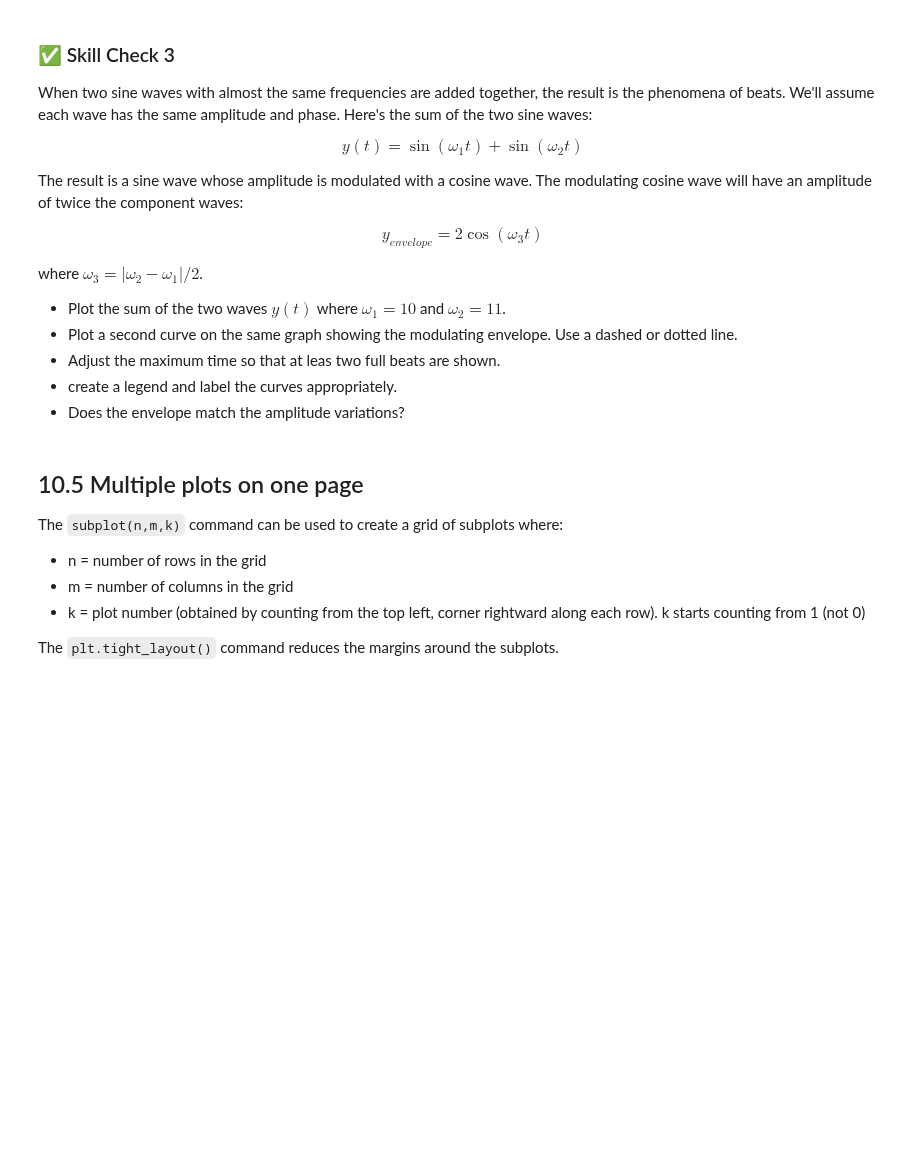
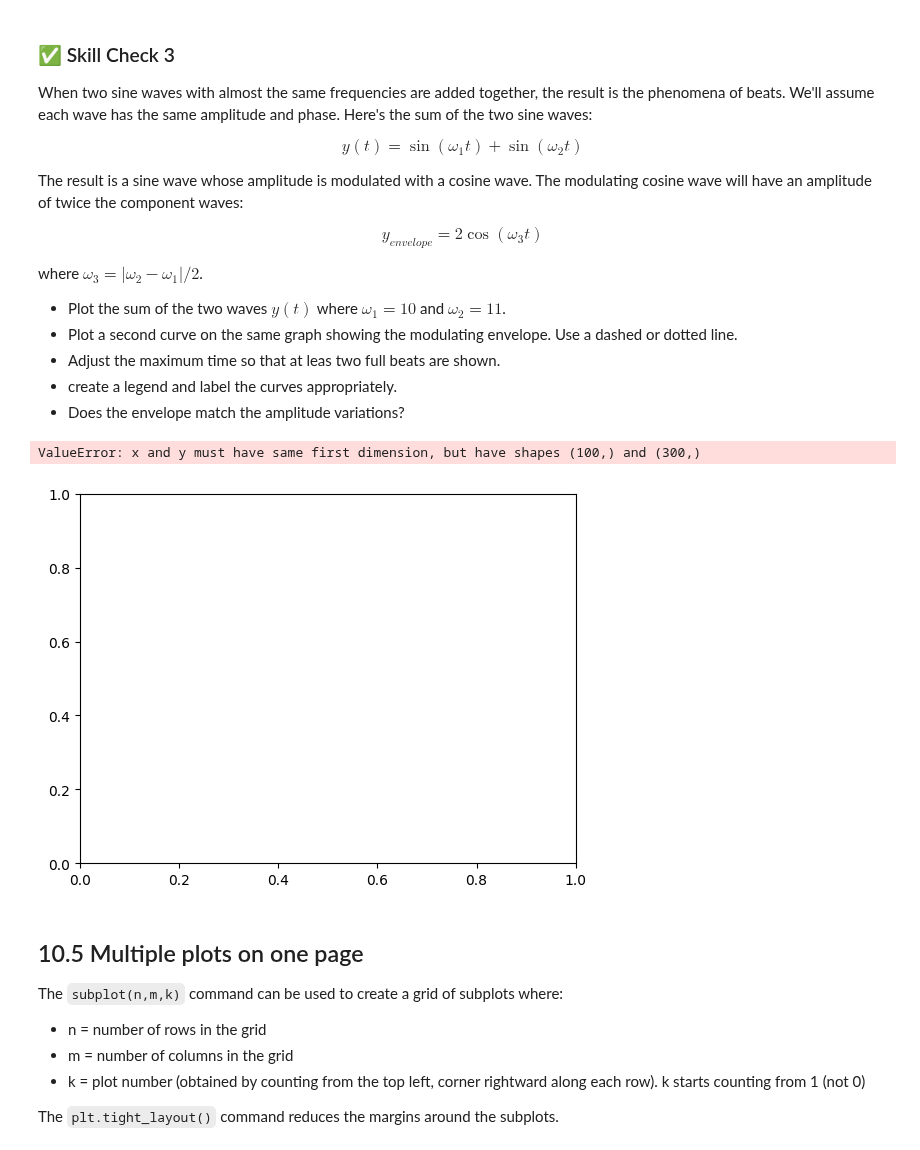
Before and after one commit to jakeTHEEsnak8/Computational-Physics, a Jupyter notebook: Python_Tutorials/Chapter_10_2D_Plots_Part_1.ipynb, the cells around one changed output. Saved outputs shown, nothing was run; the diff lists cells and outputs as text; code cells hidden in the pictures; blank space fills up the shorter version.

```diff
--- a/Python_Tutorials/Chapter_10_2D_Plots_Part_1.ipynb
+++ b/Python_Tutorials/Chapter_10_2D_Plots_Part_1.ipynb
@@ -291,3 +317,23 @@ import numpy as np
+# %%
+
+import matplotlib.pyplot as plt
+import numpy as np
+
+# your code here
+omega_2 = 11
+omega_1 = 10
+y = np.sin(omega_1*t)+np.sin(omega_2*t)
+omega_3 = np.abs(omega_2-omega_1)/2
+y_t = 2* np.cos(omega_3*t)
+
+plt.plot(x, y , 'k:', label='Sin wave 1')
+plt,plot(x, y_t, 'r--', label = 'Sin wave 2')
+plt.grid(True)
+plt.legend()
+plt.show
+# %% [output]
+ValueError: x and y must have same first dimension, but have shapes (100,) and (300,)
+[figure, added]
 # %% [markdown]
 ## 10.5 Multiple plots on one page
 
```
Also changed, not shown: parts of 7 cells of this notebook.
